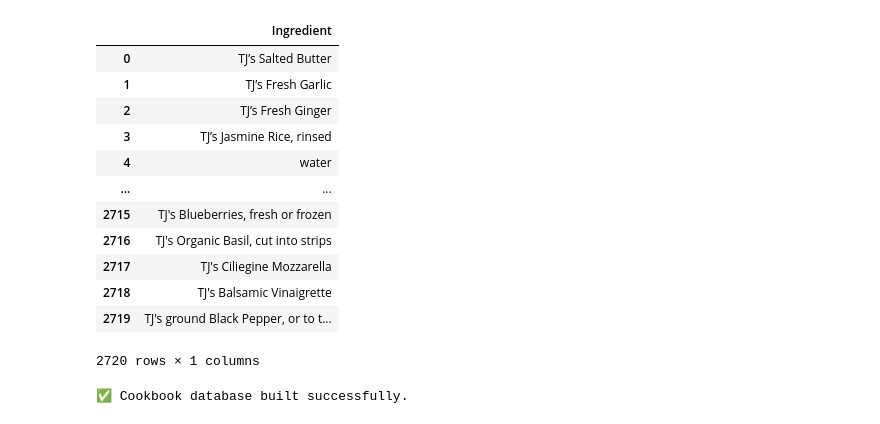
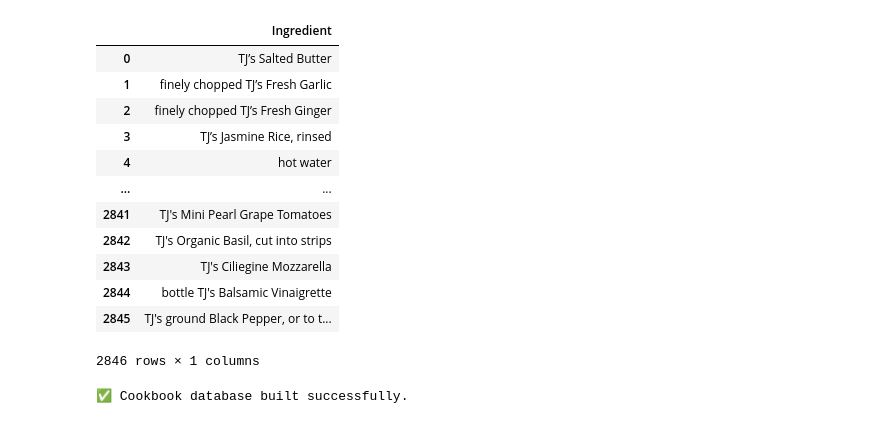
Before and after one commit to btschmid95/team-no-food-waste-for-you, a Jupyter notebook: testing/cleaning.ipynb, the cells around one changed output. Saved outputs shown, nothing was run; the diff lists cells and outputs as text; code cells hidden in the pictures.

Commit message:
Update date to work for 1 cup & 1 tablesppoon

```diff
--- a/testing/cleaning.ipynb
+++ b/testing/cleaning.ipynb
@@ -17,54 +17,68 @@ recipes["ingredients"] = recipes["ingredients"].apply(
 qty_name_split = re.compile(
     r"""
     ^\s*
-    (                                 # 1st group: qty
-        (?:\d+(?:\.\d+)?              # Number like 1 or 1.5
-        |\d+\s*/\s*\d+                # Fraction like 1/2
-        |[¼½¾⅓⅔⅛⅜⅝⅞])                 # Unicode fraction like ½
-        (?:[ \-–/+&]*[A-Za-z\.]+)*     # Optional units/words, e.g. cup, tbsp
+    (                                   # 1st group: qty
+        (?:\d+(?:\.\d+)?                # Number like 1 or 1.5
+        |\d+\s*/\s*\d+                  # Fraction like 1/2
+        |[¼½¾⅓⅔⅛⅜⅝⅞])                   # Unicode fraction
+        (?:\s*
+            (?:cup|cups|tbsp|tablespoon(?:s)?|tsp|teaspoon(?:s)?|
+               oz|ounce(?:s)?|g|gram(?:s)?|kg|ml|l|liter|litre|
+               lb|lbs|pound(?:s)?|stick(?:s)?|clove(?:s)?|can(?:s)?|
+               package(?:s)?|pkg|pinch|dash)
+        )?
+        (?:\s*(?:\+|&|/)\s*
+            (?:\d+(?:\.\d+)?|\d+\s*/\s*\d+|[¼½¾⅓⅔⅛⅜⅝⅞])
+            (?:\s*
+                (?:cup|cups|tbsp|tablespoon(?:s)?|tsp|teaspoon(?:s)?|
+                   oz|ounce(?:s)?|g|gram(?:s)?|kg|ml|l|liter|litre|
+                   lb|lbs|pound(?:s)?|stick(?:s)?|clove(?:s)?|can(?:s)?|
+                   package(?:s)?|pkg|pinch|dash)
+            )?
+        )*
     )
     \s+
-    (.+)                              # 2nd group: ingredient name
+    (.+)                                # 2nd group: ingredient name
     \s*$
     """,
-    re.VERBOSE
+    re.VERBOSE | re.IGNORECASE
 )
 
 def split_ingredient(text):
     """
     Split strings like '4 tablespoons TJ’s Salted Butter' into:
     quantity = '4 tablespoons', ingredient = "TJ’s Salted Butter"
     """
 
     match = qty_name_split.match(text)
     if match:
         qty = match.group(1).strip()
         name = match.group(2).strip()
     else:
         qty, name = None, text.strip()
     return pd.Series([qty, name])
 
 recipes_exploded = recipes.explode("ingredients", ignore_index=True)
 recipes_exploded[["quantity_text", "ingredient_name"]] = recipes_exploded["ingredients"].apply(split_ingredient)
 
 cookbook_df = recipes_exploded[["title", "category", "ingredient_name", "quantity_text"]]
 possible_ingredients = cookbook_df['ingredient_name'].unique()
 possible_ingredients_df = pd.DataFrame(possible_ingredients, columns=["Ingredient"])
 possible_ingredients_df
 # %% [output]
 |  | Ingredient |
 | 0 | TJ’s Salted Butter |
-| 1 | TJ’s Fresh Garlic |
-| 2 | TJ’s Fresh Ginger |
+| 1 | finely chopped TJ’s Fresh Garlic |
+| 2 | finely chopped TJ’s Fresh Ginger |
 | 3 | TJ’s Jasmine Rice, rinsed |
-| 4 | water |
+| 4 | hot water |
 | ... | ... |
-| 2715 | TJ's Blueberries, fresh or frozen |
-| 2716 | TJ's Organic Basil, cut into strips |
-| 2717 | TJ's Ciliegine Mozzarella |
-| 2718 | TJ's Balsamic Vinaigrette |
-| 2719 | TJ's ground Black Pepper, or to t... |
+| 2841 | TJ's Mini Pearl Grape Tomatoes |
+| 2842 | TJ's Organic Basil, cut into strips |
+| 2843 | TJ's Ciliegine Mozzarella |
+| 2844 | bottle TJ's Balsamic Vinaigrette |
+| 2845 | TJ's ground Black Pepper, or to t... |
-2720 rows × 1 columns
+2846 rows × 1 columns
 # %%
 # Create SQLite DB in project folder
 engine = create_engine("sqlite:///cookbook.db")
```
Also changed, not shown: parts of 5 cells of this notebook, 1 other file.
